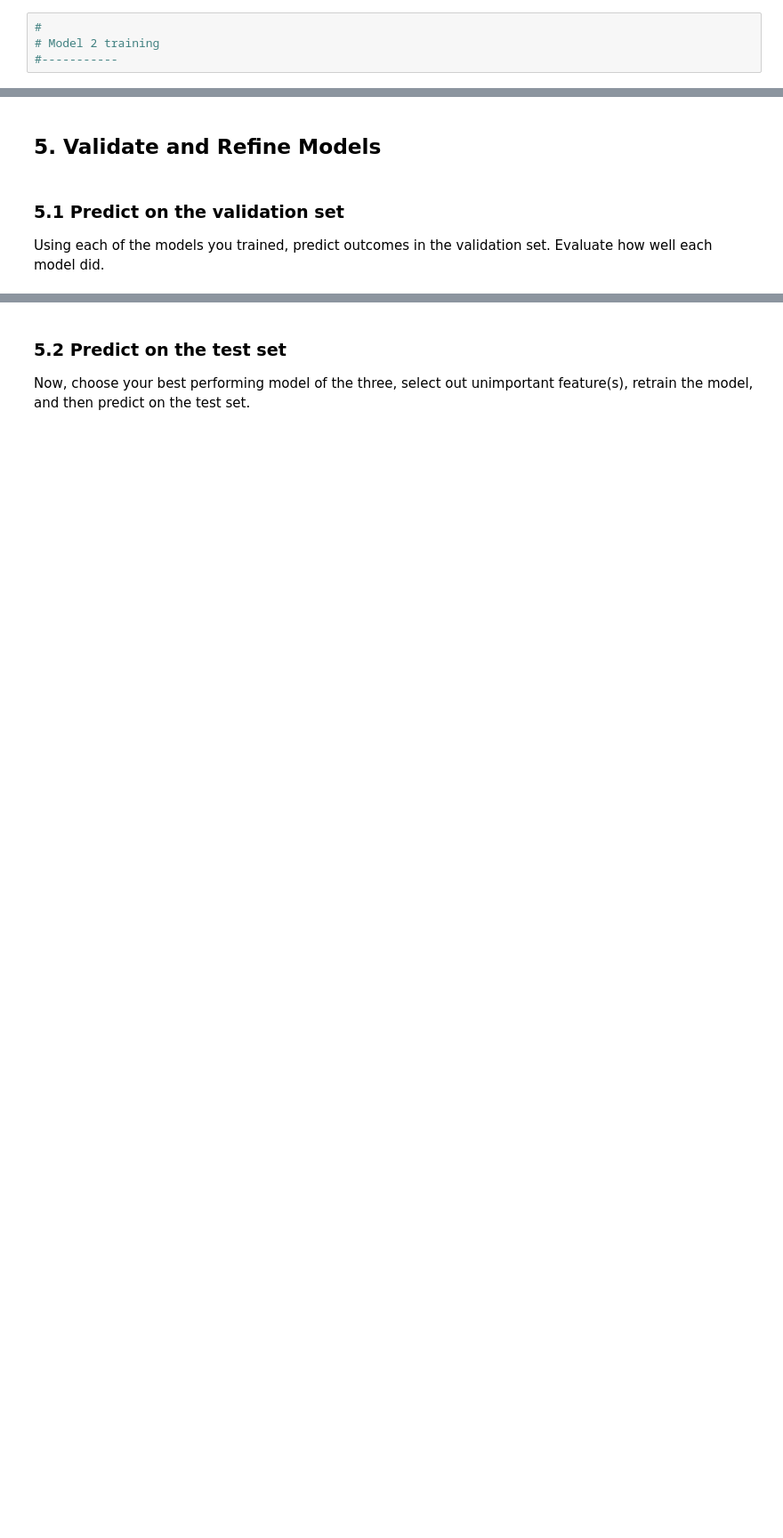
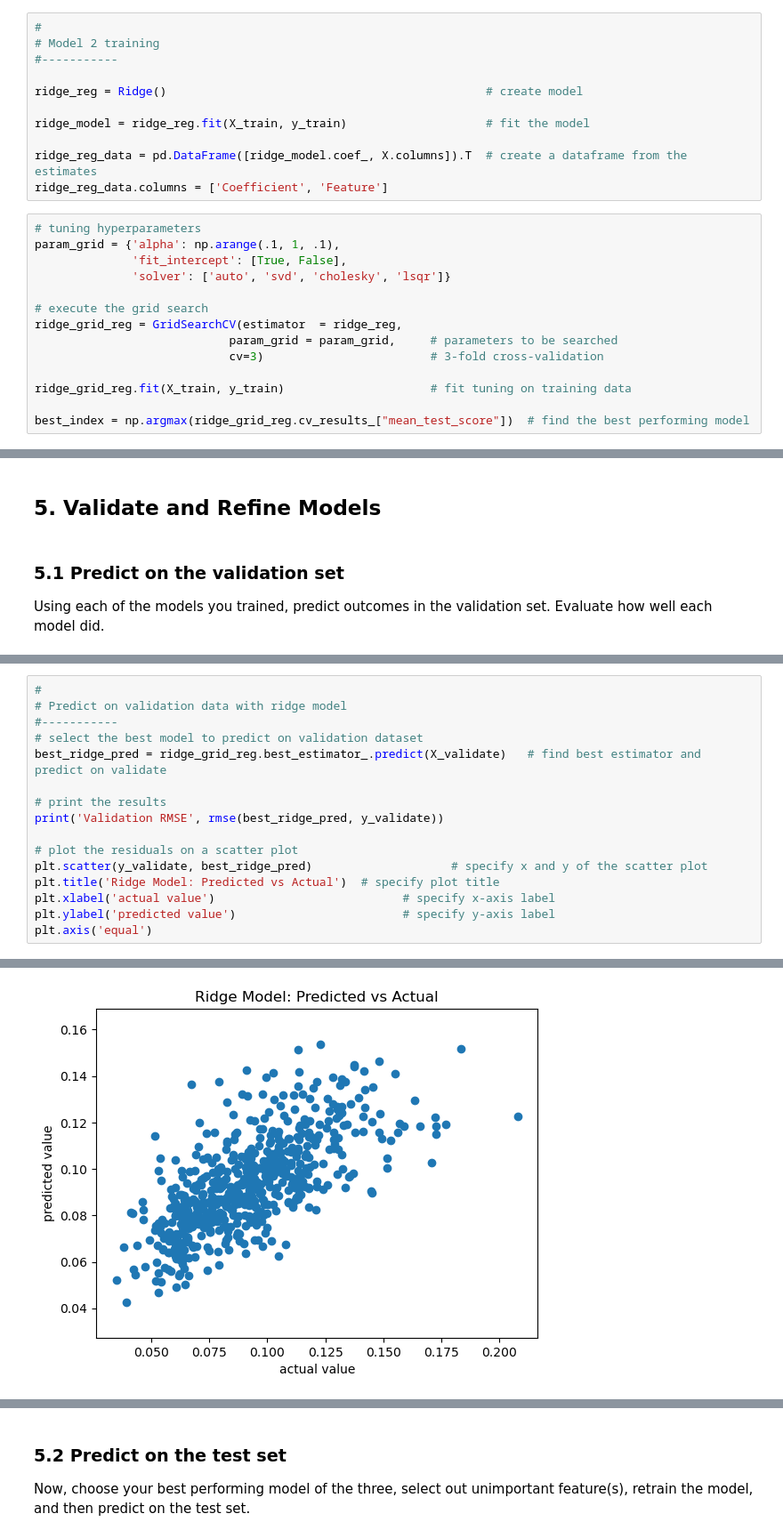
Before and after one commit to kylee-hoffman/computational_social_science_projects, a Jupyter notebook: project_2/Project 2 Students.ipynb, the cells around one changed output, grey strips where cells are left out. Shown: that part at 89% size. Saved outputs shown, nothing was run; the diff lists cells and outputs as text; blank space fills up the shorter version.

```diff
--- a/project_2/Project 2 Students.ipynb
+++ b/project_2/Project 2 Students.ipynb
@@ -486,3 +587,24 @@ Train each model in the training set, and be sure to tune hyperparameters if app
 #
 # Model 2 training
 #-----------
+
+ridge_reg = Ridge()                                              # create model
+
+ridge_model = ridge_reg.fit(X_train, y_train)                    # fit the model
+
+ridge_reg_data = pd.DataFrame([ridge_model.coef_, X.columns]).T  # create a dataframe from the estimates
+ridge_reg_data.columns = ['Coefficient', 'Feature']
+# %%
+# tuning hyperparameters
+param_grid = {'alpha': np.arange(.1, 1, .1),
+              'fit_intercept': [True, False],
+              'solver': ['auto', 'svd', 'cholesky', 'lsqr']}
+
+# execute the grid search
+ridge_grid_reg = GridSearchCV(estimator  = ridge_reg,
+                            param_grid = param_grid,     # parameters to be searched
+                            cv=3)                        # 3-fold cross-validation
+
+ridge_grid_reg.fit(X_train, y_train)                     # fit tuning on training data
+
+best_index = np.argmax(ridge_grid_reg.cv_results_["mean_test_score"])  # find the best performing model
@@ -503,0 +689,17 @@ Using each of the models you trained, predict outcomes in the validation set. Ev
+# %%
+#
+# Predict on validation data with ridge model
+#-----------
+# select the best model to predict on validation dataset
+best_ridge_pred = ridge_grid_reg.best_estimator_.predict(X_validate)   # find best estimator and predict on validate
+
+# print the results
+print('Validation RMSE', rmse(best_ridge_pred, y_validate))
+
+# plot the residuals on a scatter plot
+plt.scatter(y_validate, best_ridge_pred)                    # specify x and y of the scatter plot
+plt.title('Ridge Model: Predicted vs Actual')  # specify plot title
+plt.xlabel('actual value')                           # specify x-axis label
+plt.ylabel('predicted value')                        # specify y-axis label
+plt.axis('equal')
+# %% [output]
@@ -503,0 +711 @@ Using each of the models you trained, predict outcomes in the validation set. Ev
+[figure, added]
```
Also changed, not shown: parts of 41 cells of this notebook, 2 other files.
